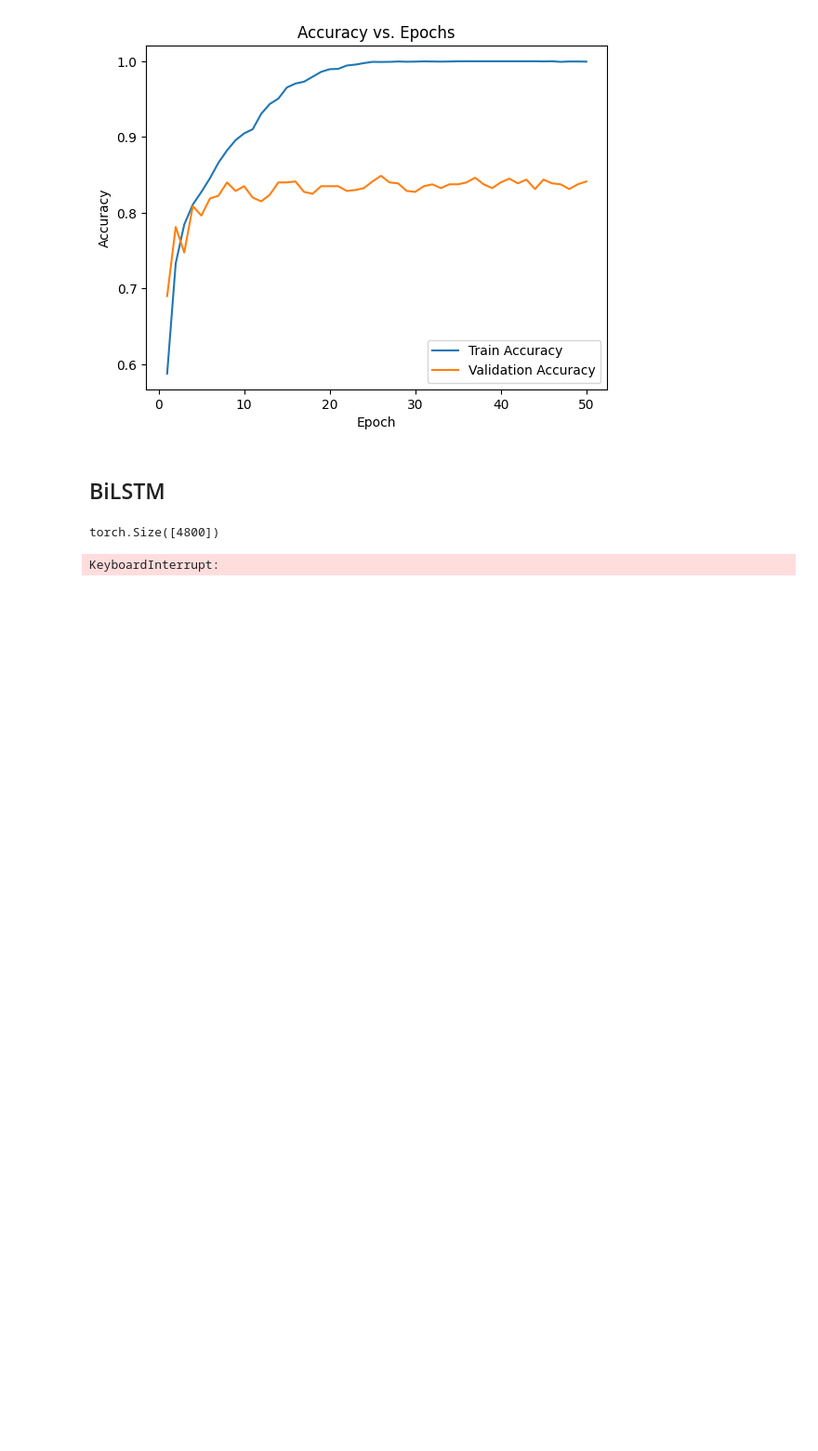
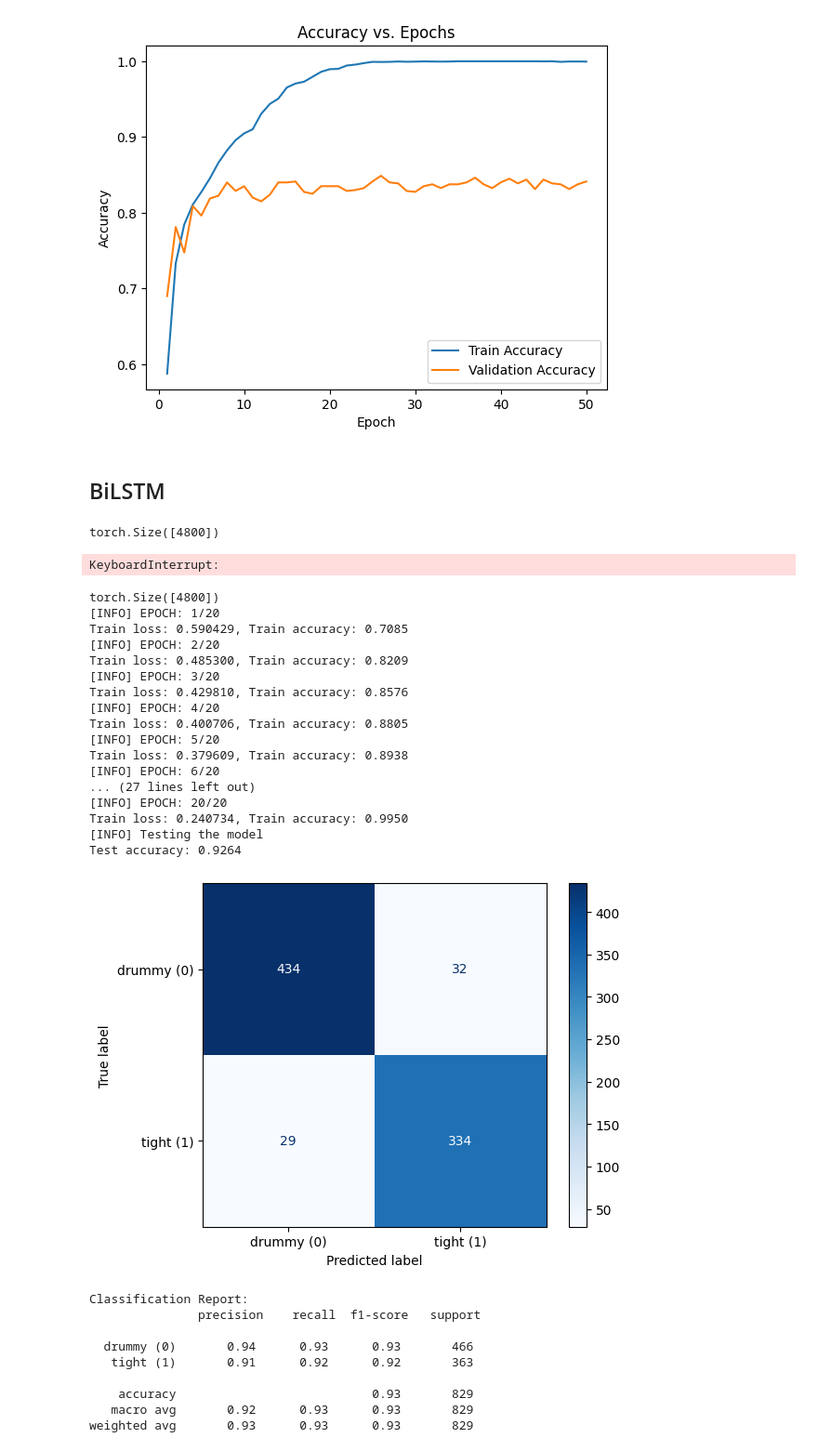
Before and after one commit to kanwarSINGH03/acoustic_signal_classification, a Jupyter notebook: evaluation/conv_p2.ipynb, the cells around one changed output. Shown at 93% size. Cells and saved outputs as stored; diff of their text form; code cells hidden in the pictures; blank space fills up the shorter version.

Commit message:
Mfcc + conv

```diff
--- a/evaluation/conv_p2.ipynb
+++ b/evaluation/conv_p2.ipynb
@@ -231,3 +231,55 @@ loops.test(model=model, model_path="./model_paths/raw_p2.pth", test_loader=test_
 # %% [output]
 torch.Size([4800])
 KeyboardInterrupt:
+# %%
+torch.manual_seed(42)
+import models.classification as classify
+import models.loops as loops
+import models.models as models
+
+train_idx = list(range(0, 7400))
+test_idx = list(range(7400,8229))
+
+train_data = torch.utils.data.Subset(data_2, train_idx)
+test_data = torch.utils.data.Subset(data_2, test_idx)
+
+batch_size = 90
+
+train_loader = torch.utils.data.DataLoader(train_data, batch_size=batch_size, shuffle=True)
+test_loader = torch.utils.data.DataLoader(test_data, batch_size=batch_size, shuffle=True)
+
+print(train_loader.dataset[0][0].shape)
+epochs = 20
+model = models.ConvPlusMFCC()
+
+loops.train(model=model, model_path="./model_paths/raw_p2.pth", train_loader=train_loader,val=False, val_loader=None, batch_size=batch_size, lr=1e-3,weight_decay=1e-3, optim="adam", epochs=epochs)
+
+loops.test(model=model, model_path="./model_paths/raw_p2.pth", test_loader=test_loader, report=True)
+# %% [output]
+torch.Size([4800])
+[INFO] EPOCH: 1/20
+Train loss: 0.590429, Train accuracy: 0.7085
+[INFO] EPOCH: 2/20
+Train loss: 0.485300, Train accuracy: 0.8209
+[INFO] EPOCH: 3/20
+Train loss: 0.429810, Train accuracy: 0.8576
+[INFO] EPOCH: 4/20
+Train loss: 0.400706, Train accuracy: 0.8805
+[INFO] EPOCH: 5/20
+Train loss: 0.379609, Train accuracy: 0.8938
+[INFO] EPOCH: 6/20
+... (27 lines left out)
+[INFO] EPOCH: 20/20
+Train loss: 0.240734, Train accuracy: 0.9950
+[INFO] Testing the model
+Test accuracy: 0.9264
+[figure, added]
+Classification Report:
+               precision    recall  f1-score   support
+
+  drummy (0)       0.94      0.93      0.93       466
+   tight (1)       0.91      0.92      0.92       363
+
+    accuracy                           0.93       829
+   macro avg       0.92      0.93      0.93       829
+weighted avg       0.93      0.93      0.93       829
```
Also changed, not shown: 1 other file.
